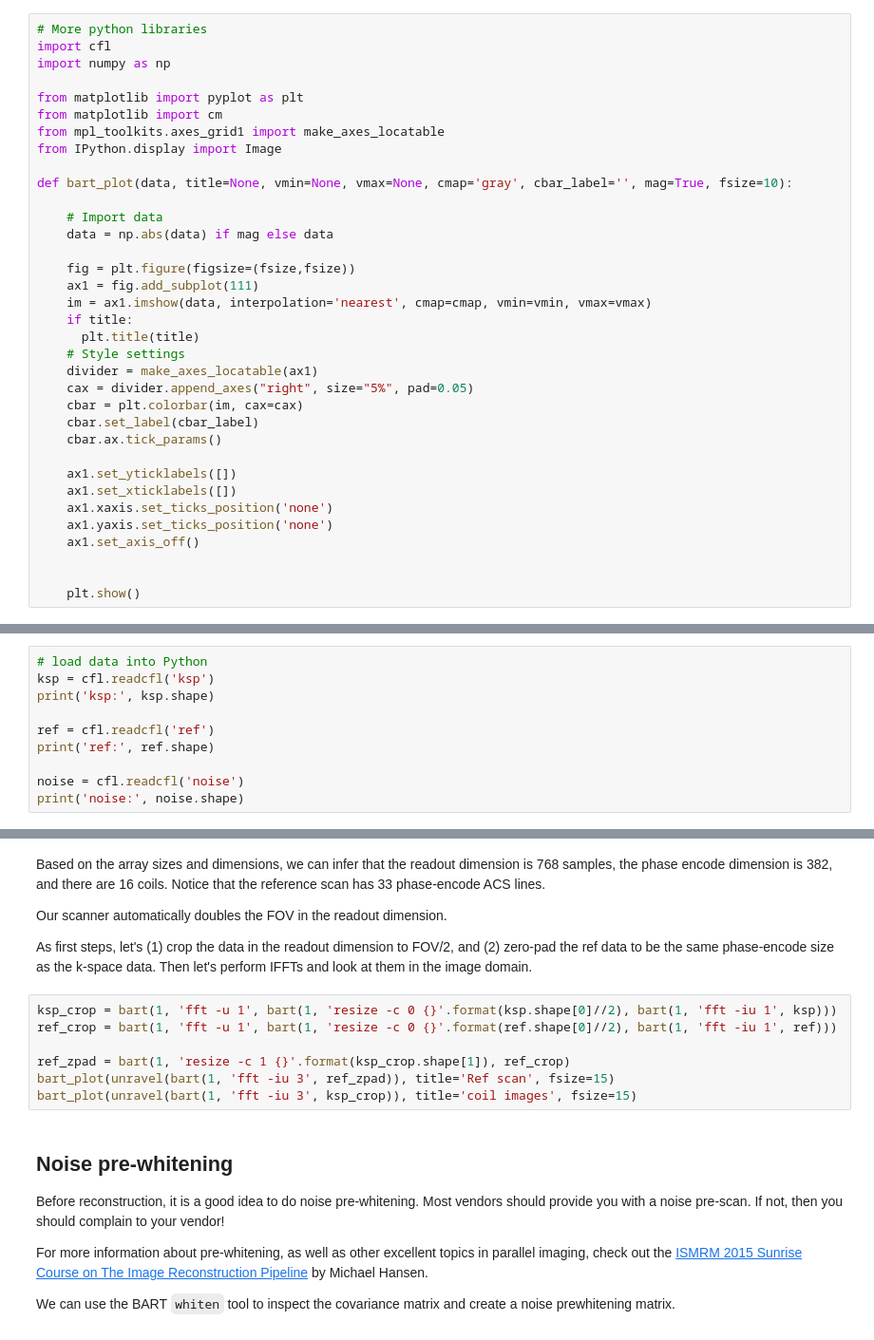
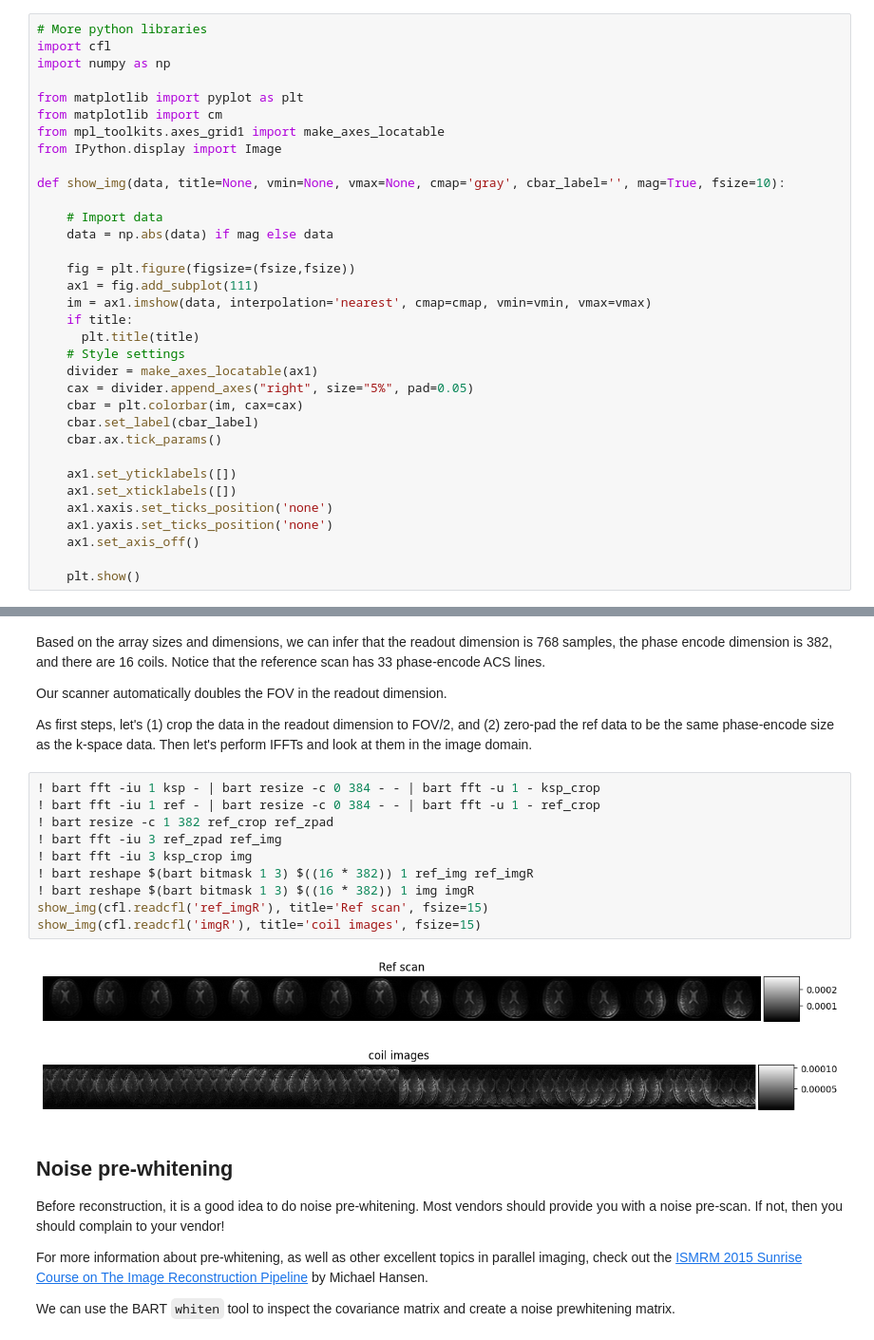
Before and after one commit to mrirecon/bart-workshop, a Jupyter notebook: dach_ismrm2025/introduction/introduction.ipynb, the cells around one changed output, grey strips where cells are left out. Shown at 95% size. Cells and saved outputs as stored; diff of their text form.

```diff
--- a/dach_ismrm2025/introduction/introduction.ipynb
+++ b/dach_ismrm2025/introduction/introduction.ipynb
@@ -127,7 +127,7 @@ from matplotlib import cm
 from mpl_toolkits.axes_grid1 import make_axes_locatable
 from IPython.display import Image
 
-def bart_plot(data, title=None, vmin=None, vmax=None, cmap='gray', cbar_label='', mag=True, fsize=10):
+def show_img(data, title=None, vmin=None, vmax=None, cmap='gray', cbar_label='', mag=True, fsize=10):
 
     # Import data
     data = np.abs(data) if mag else data
@@ -150,7 +150,6 @@ def bart_plot(data, title=None, vmin=None, vmax=None, cmap='gray', cbar_label=''
     ax1.yaxis.set_ticks_position('none')
     ax1.set_axis_off()
 
-
     plt.show()
 # %% [markdown]
 ### Download Supporting Materials
@@ -625,13 +583,3 @@ noise:
 Type: complex float
 Dimensions: 16
 AoD:    768     1       1       16      1       1       1       1       1       1       1       1       1       1       1       1
-# %%
-# load data into Python
-ksp = cfl.readcfl('ksp')
-print('ksp:', ksp.shape)
-
-ref = cfl.readcfl('ref')
-print('ref:', ref.shape)
-
-noise = cfl.readcfl('noise')
-print('noise:', noise.shape)
@@ -652,13 +600,19 @@ Based on the array sizes and dimensions, we can infer that the readout dimension
 Our scanner automatically doubles the FOV in the readout dimension.
 
 As first steps, let's (1) crop the data in the readout dimension to FOV/2, and (2) zero-pad the ref data to be the same phase-encode size as the k-space data. Then let's perform IFFTs and look at them in the image domain.
-# %%
-ksp_crop = bart(1, 'fft -u 1', bart(1, 'resize -c 0 {}'.format(ksp.shape[0]//2), bart(1, 'fft -iu 1', ksp)))
-ref_crop = bart(1, 'fft -u 1', bart(1, 'resize -c 0 {}'.format(ref.shape[0]//2), bart(1, 'fft -iu 1', ref)))
-
-ref_zpad = bart(1, 'resize -c 1 {}'.format(ksp_crop.shape[1]), ref_crop)
-bart_plot(unravel(bart(1, 'fft -iu 3', ref_zpad)), title='Ref scan', fsize=15)
-bart_plot(unravel(bart(1, 'fft -iu 3', ksp_crop)), title='coil images', fsize=15)
+# %%
+! bart fft -iu 1 ksp - | bart resize -c 0 384 - - | bart fft -u 1 - ksp_crop
+! bart fft -iu 1 ref - | bart resize -c 0 384 - - | bart fft -u 1 - ref_crop
+! bart resize -c 1 382 ref_crop ref_zpad
+! bart fft -iu 3 ref_zpad ref_img
+! bart fft -iu 3 ksp_crop img
+! bart reshape $(bart bitmask 1 3) $((16 * 382)) 1 ref_img ref_imgR
+! bart reshape $(bart bitmask 1 3) $((16 * 382)) 1 img imgR
+show_img(cfl.readcfl('ref_imgR'), title='Ref scan', fsize=15)
+show_img(cfl.readcfl('imgR'), title='coil images', fsize=15)
+# %% [output]
+[figure, added]
+[figure, added]
 # %% [markdown]
 ## Noise pre-whitening
 Before reconstruction, it is a good idea to do noise pre-whitening. Most vendors should provide you with a noise pre-scan. If not, then you should complain to your vendor!
```
Also changed, not shown: parts of 24 cells of this notebook.
